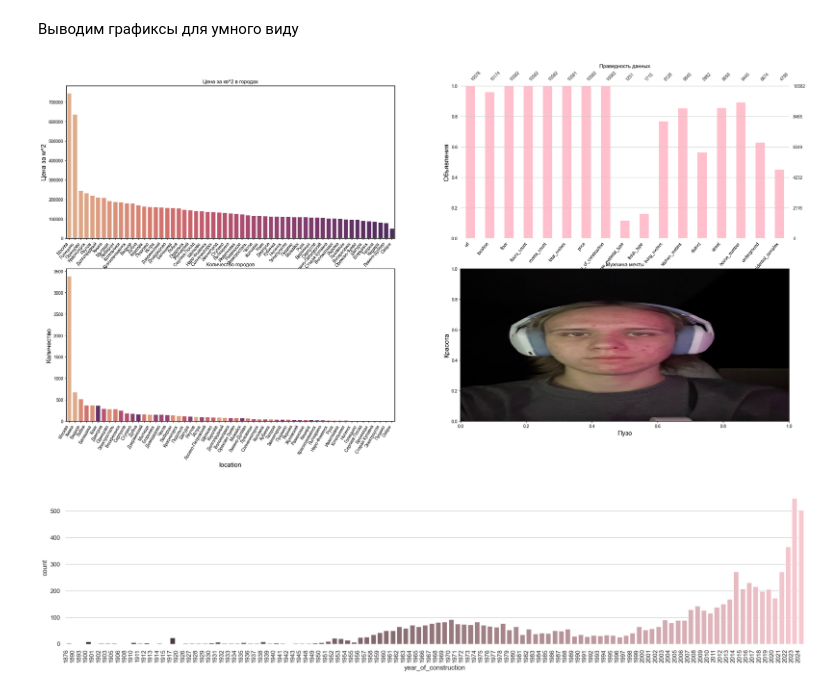
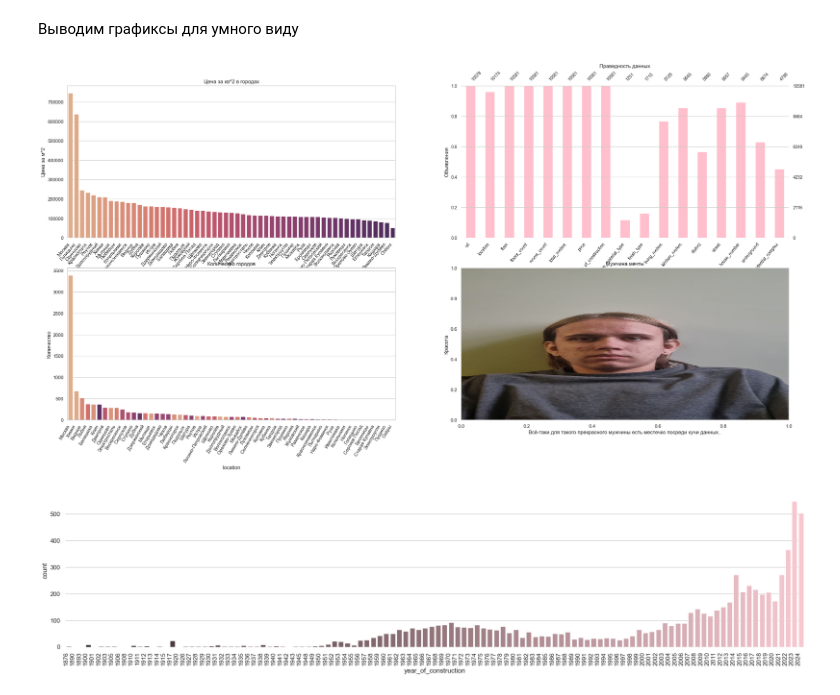
Before and after one commit to Kent4r/bazyak, a Jupyter notebook: main.ipynb, the cells around one changed output. Saved outputs shown, nothing was run; the diff lists cells and outputs as text; code cells hidden in the pictures.

```diff
--- a/main.ipynb
+++ b/main.ipynb
@@ -147,36 +176,37 @@ figs, axs = plt.subplots(2,2, figsize=(30,14))
 
 sns.set_theme(style='whitegrid', palette='dark:pink')
 sns.barplot(hue='city', legend=False, x='city', y='price_for_meter', data=dash_info, ax=axs[0,0], palette='flare')
 axs[0,0].set_title('Цена за кв^2 в городах')
 axs[0,0].set_xticklabels(axs[0,0].get_xticklabels(), rotation=50, ha='right')
 axs[0,0].set_ylabel('Цена за м^2')
 axs[0,0].set_xlabel('Города')
 
 sns.set_theme(style='whitegrid', palette='dark:pink')
 sns.countplot(x='location', hue='location', legend=False, data=df, ax=axs[1,0], order=df['location'].value_counts().index, palette='flare')
 axs[1,0].set_title('Количество городов')
 axs[1,0].set_xticklabels(axs[1,0].get_xticklabels(), rotation=60, ha='right')
 axs[1,0].set_ylabel('Количество')
 
 # HeatMap Переехала...
 # sns.heatmap(df[df.columns].isnull(), cmap=sns.color_palette(colours), ax=axs[0,1])
 msn.bar(df, ax=axs[0,1], fontsize=10, color=(1, 0.75, 0.8))
 axs[0,1].set_title('Праведность данных')
 axs[0,1].set_xticklabels(axs[0,1].get_xticklabels(), rotation=50, ha='right')
 axs[0,1].set_ylabel('Объявления')
 axs[0,1].set_xlabel('')
 axs[0,1].grid(False)
 
-bg_img = plt.imread('photo_2024-10-27_22-58-38.jpg')
+# Всё-таки для такого прекрасного мужчины есть местечко посреди кучи данных...
+bg_img = plt.imread('photo_2024-10-30_18-58-12.jpg')
 axs[1,1].set_title('Мужчина мечты')
 axs[1,1].imshow(bg_img, extent=[0, 1, 0, 1], aspect='auto')
 axs[1,1].set_ylabel('Красота')
-axs[1,1].set_xlabel('Пузо')
+axs[1,1].set_xlabel('Всё-таки для такого прекрасного мужчины есть местечко посреди кучи данных..')
 axs[1,1].grid(False)
 
 plt.show()
 # %% [output]
-[figure, old version]
+[figure, new version]
 # %%
 #Создаём файл
 df['year_of_construction'] = df['year_of_construction'].fillna(-1) # Это нужно для того, чтобы не портить данные модой, потом вручную удаляем значение -1
```
Also changed, not shown: parts of 9 cells of this notebook, 4 other files.
